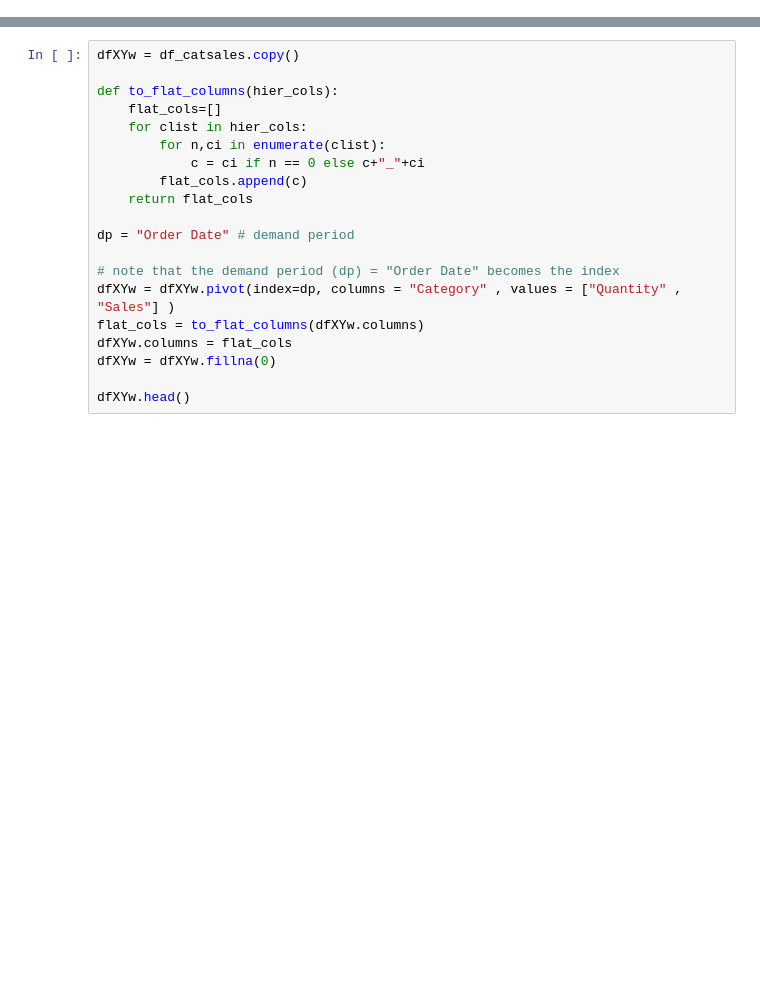
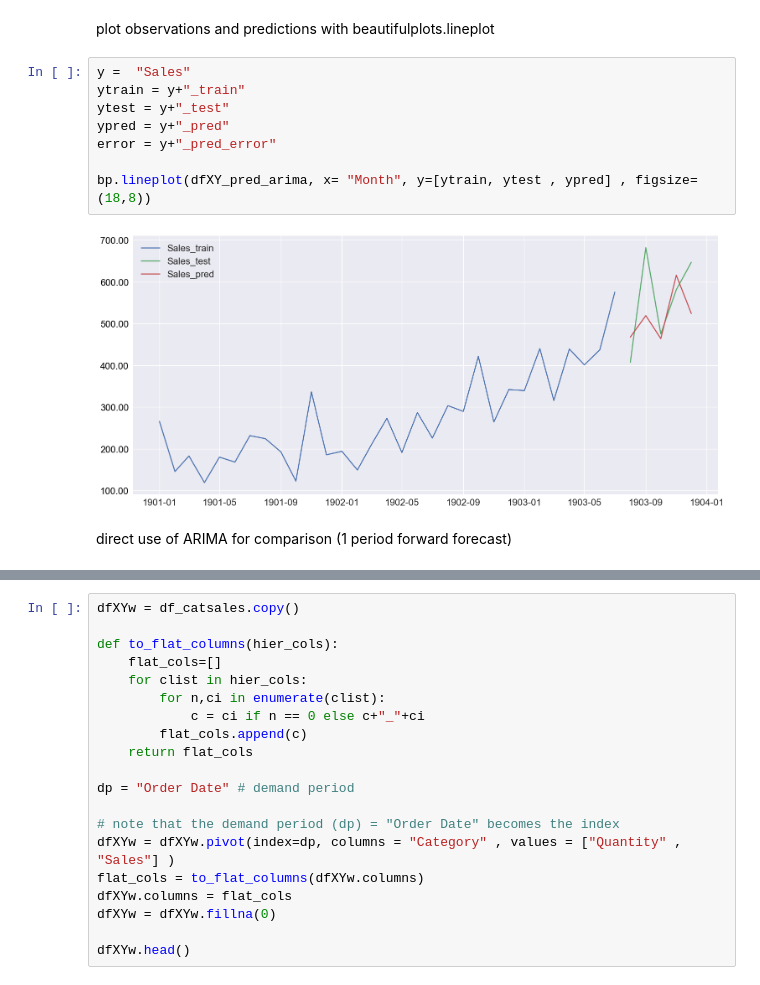
Before and after one commit to Aljgutier/sforecast, a Jupyter notebook: docs/example.ipynb, the cells around one changed output, grey strips where cells are left out. Drawn from its saved outputs; the diff is of its cells as text; blank space fills up the shorter version.

```diff
--- a/docs/example.ipynb
+++ b/docs/example.ipynb
@@ -102,0 +143,14 @@ bp.lineplot(df_catsales[df_catsales["Order Date"]>=d],"Order Date","Quantity",hu
+# %% [markdown]
+plot observations and predictions with beautifulplots.lineplot
+# %%
+y =  "Sales"
+ytrain = y+"_train"
+ytest = y+"_test"
+ypred = y+"_pred"
+error = y+"_pred_error"
+
+bp.lineplot(dfXY_pred_arima, x= "Month", y=[ytrain, ytest , ypred] , figsize=(18,8))
+# %% [output]
+[figure, added]
+# %% [markdown]
+direct use of ARIMA for comparison (1 period forward forecast)
```
Also changed, not shown: parts of 112 cells of this notebook, 10 other files.
